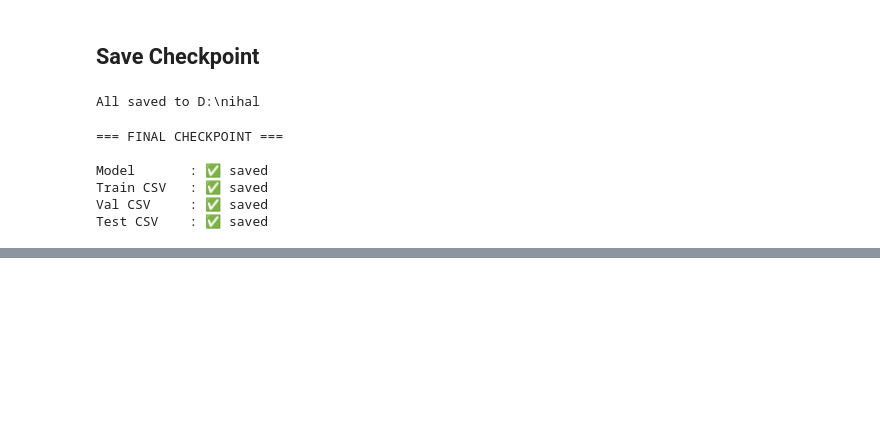
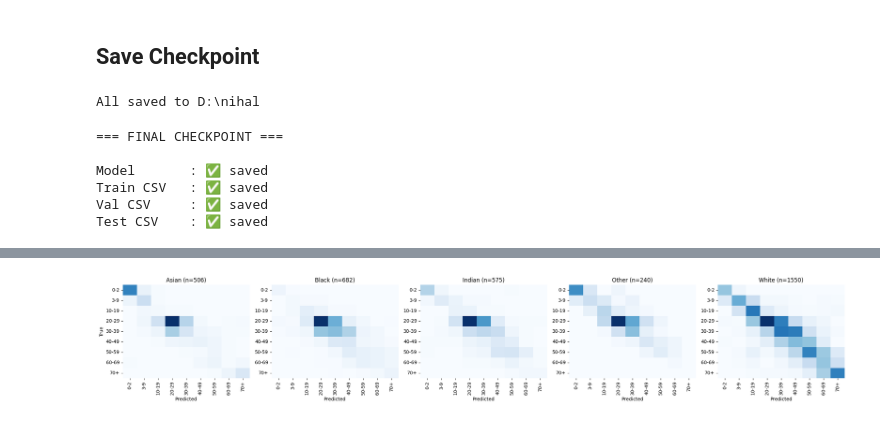
Before and after one commit to Nihalpujari/Face-Recognition, a Jupyter notebook: Code/Responsible_Age_Classifier_Week1_2.ipynb, the cells around one changed output, grey strips where cells are left out. Drawn from its saved outputs; the diff is of its cells as text; code cells hidden in the pictures; blank space fills up the shorter version.

```diff
--- a/Code/Responsible_Age_Classifier_Week1_2.ipynb
+++ b/Code/Responsible_Age_Classifier_Week1_2.ipynb
@@ -1591,0 +1693,18 @@ Following the structure of Mitchell et al. (2019), consolidating:
+# %%
+races = sorted(test_eval["race"].unique())
+fig, axes = plt.subplots(1, len(races), figsize=(4.5 * len(races), 4))
+
+for ax, race in zip(axes, races):
+    subset = test_eval[test_eval["race"] == race]
+    cm_race = confusion_matrix(subset["y_true"], subset["y_pred"], labels=range(NUM_CLASSES))
+    sns.heatmap(cm_race, cmap="Blues", cbar=False, ax=ax,
+                xticklabels=AGE_GROUP_LABELS, yticklabels=AGE_GROUP_LABELS)
+    ax.set_title(f"{race} (n={len(subset)})")
+    ax.set_xlabel("Predicted")
+    ax.tick_params(axis="x", rotation=90)
+
+axes[0].set_ylabel("True")
+plt.tight_layout()
+plt.show()
+# %% [output]
+[figure, added]
```
Also changed, not shown: parts of 16 cells of this notebook, 1 other file.
